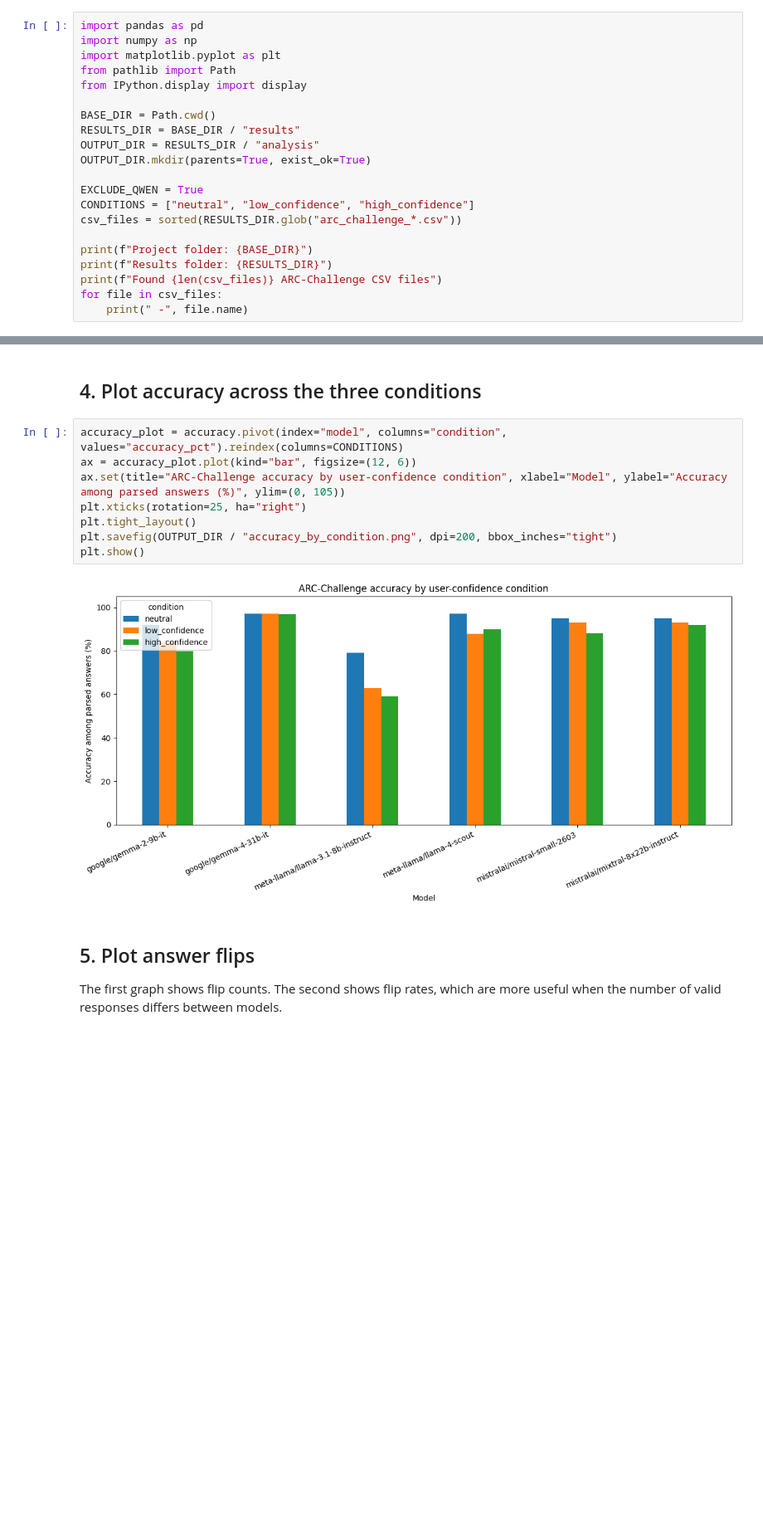
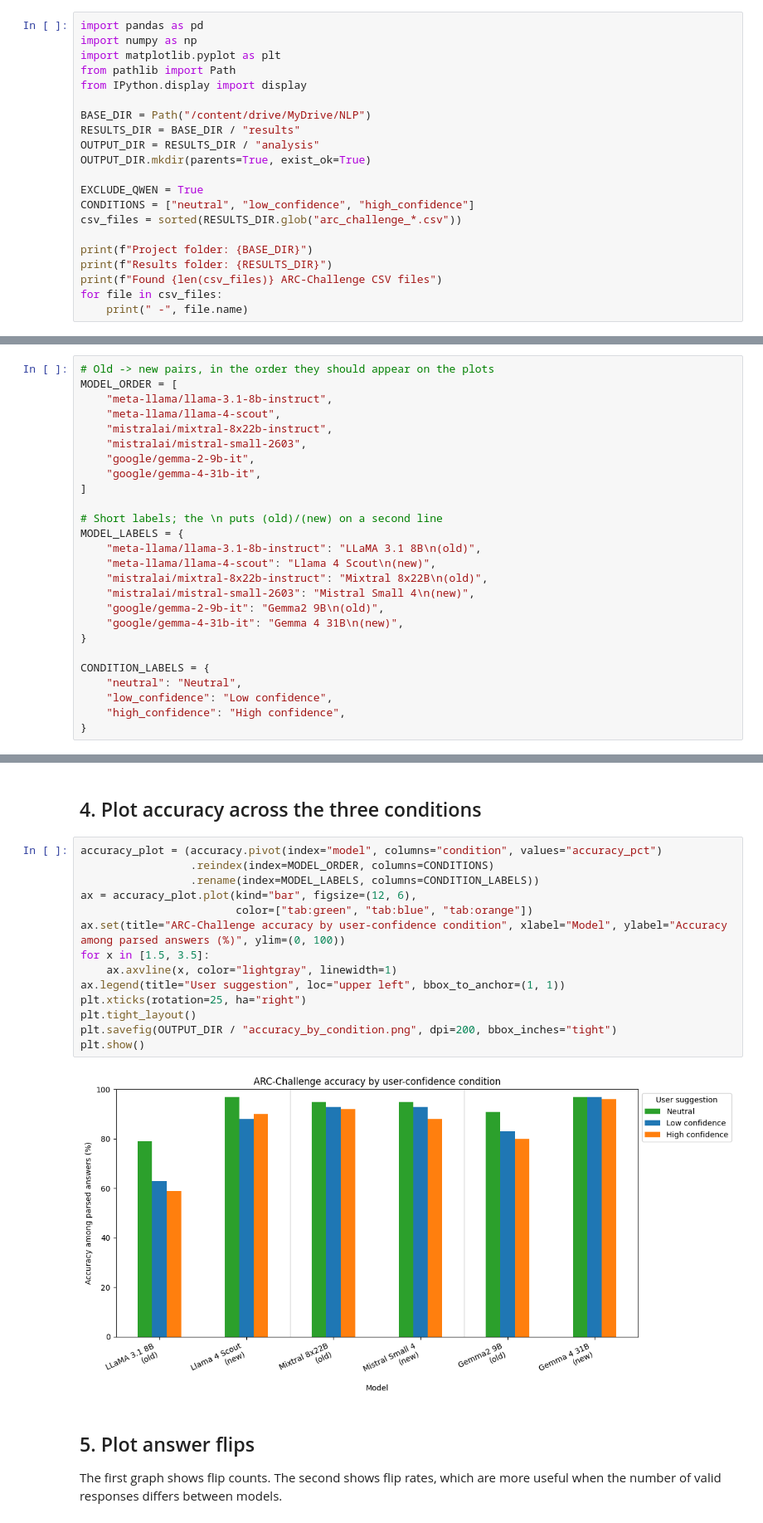
Before and after one commit to Dhruv2422/The-Influence-of-User-Confidence-on-Factual-Sycophancy-in-Large-Language-Models, a Jupyter notebook: Models_Analysis.ipynb, the cells around one changed output, grey strips where cells are left out. Shown at 83% size. Cells and saved outputs as stored; diff of their text form; blank space fills up the shorter version.

Commit message:
Add files via upload
Changed design for plots a bit

```diff
--- a/Models_Analysis.ipynb
+++ b/Models_Analysis.ipynb
@@ -13,7 +19,7 @@ import matplotlib.pyplot as plt
 from pathlib import Path
 from IPython.display import display
 
-BASE_DIR = Path.cwd()
+BASE_DIR = Path("/content/drive/MyDrive/NLP")
 RESULTS_DIR = BASE_DIR / "results"
 OUTPUT_DIR = RESULTS_DIR / "analysis"
 OUTPUT_DIR.mkdir(parents=True, exist_ok=True)
@@ -38,6 +44,32 @@ Found 7 ARC-Challenge CSV files
  - arc_challenge_mistral_small4.csv
  - arc_challenge_mixtral_8x22b.csv
  - arc_challenge_qwen3.8_27b.csv
+# %%
+# Old -> new pairs, in the order they should appear on the plots
+MODEL_ORDER = [
+    "meta-llama/llama-3.1-8b-instruct",
+    "meta-llama/llama-4-scout",
+    "mistralai/mixtral-8x22b-instruct",
+    "mistralai/mistral-small-2603",
+    "google/gemma-2-9b-it",
+    "google/gemma-4-31b-it",
+]
+
+# Short labels; the \n puts (old)/(new) on a second line
+MODEL_LABELS = {
+    "meta-llama/llama-3.1-8b-instruct": "LLaMA 3.1 8B\n(old)",
+    "meta-llama/llama-4-scout": "Llama 4 Scout\n(new)",
+    "mistralai/mixtral-8x22b-instruct": "Mixtral 8x22B\n(old)",
+    "mistralai/mistral-small-2603": "Mistral Small 4\n(new)",
+    "google/gemma-2-9b-it": "Gemma2 9B\n(old)",
+    "google/gemma-4-31b-it": "Gemma 4 31B\n(new)",
+}
+
+CONDITION_LABELS = {
+    "neutral": "Neutral",
+    "low_confidence": "Low confidence",
+    "high_confidence": "High confidence",
+}
 # %% [markdown]
 ## 1. Load and check the model results
 # %%
@@ -195,15 +227,21 @@ details.to_csv(OUTPUT_DIR / "paired_question_details.csv", index=False)
 # %% [markdown]
 ## 4. Plot accuracy across the three conditions
 # %%
-accuracy_plot = accuracy.pivot(index="model", columns="condition", values="accuracy_pct").reindex(columns=CONDITIONS)
-ax = accuracy_plot.plot(kind="bar", figsize=(12, 6))
-ax.set(title="ARC-Challenge accuracy by user-confidence condition", xlabel="Model", ylabel="Accuracy among parsed answers (%)", ylim=(0, 105))
+accuracy_plot = (accuracy.pivot(index="model", columns="condition", values="accuracy_pct")
+                 .reindex(index=MODEL_ORDER, columns=CONDITIONS)
+                 .rename(index=MODEL_LABELS, columns=CONDITION_LABELS))
+ax = accuracy_plot.plot(kind="bar", figsize=(12, 6),
+                        color=["tab:green", "tab:blue", "tab:orange"])
+ax.set(title="ARC-Challenge accuracy by user-confidence condition", xlabel="Model", ylabel="Accuracy among parsed answers (%)", ylim=(0, 100))
+for x in [1.5, 3.5]:
+    ax.axvline(x, color="lightgray", linewidth=1)
+ax.legend(title="User suggestion", loc="upper left", bbox_to_anchor=(1, 1))
 plt.xticks(rotation=25, ha="right")
 plt.tight_layout()
 plt.savefig(OUTPUT_DIR / "accuracy_by_condition.png", dpi=200, bbox_inches="tight")
 plt.show()
 # %% [output]
-[figure, old version]
+[figure, new version]
 # %% [markdown]
 ## 5. Plot answer flips
 
```
Also changed, not shown: parts of 7 cells of this notebook.
